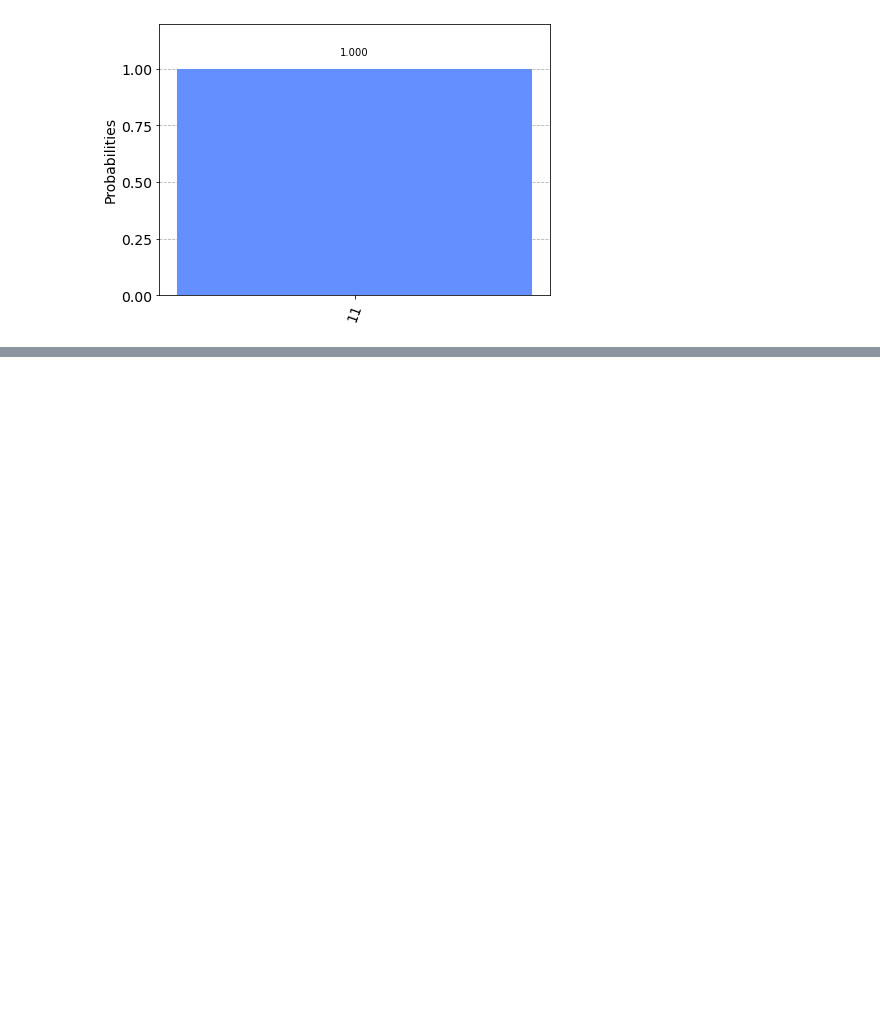
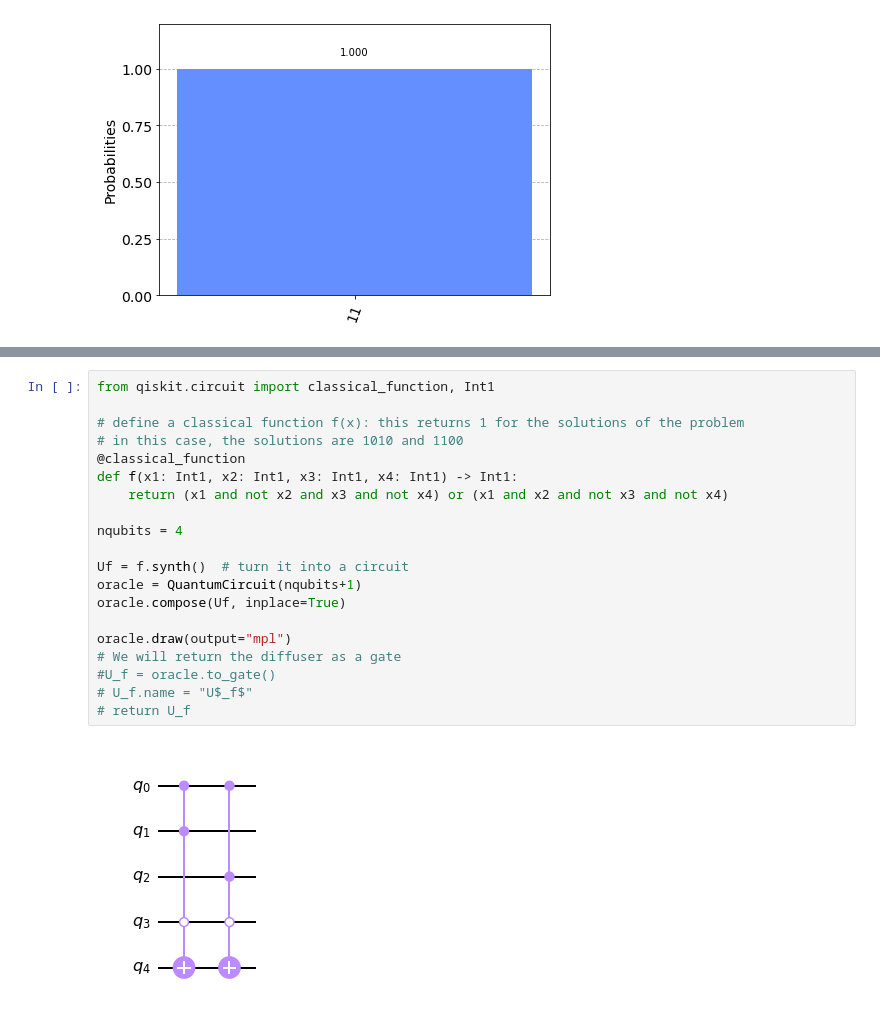
Before and after one commit to mvicenzi/grover-qiskit, a Jupyter notebook: test.ipynb, the cells around one changed output, grey strips where cells are left out. Saved outputs shown, nothing was run; the diff lists cells and outputs as text; blank space fills up the shorter version.

```diff
--- a/test.ipynb
+++ b/test.ipynb
@@ -91,0 +115,22 @@ plot_histogram(counts)
+# %%
+from qiskit.circuit import classical_function, Int1
+
+# define a classical function f(x): this returns 1 for the solutions of the problem
+# in this case, the solutions are 1010 and 1100
+@classical_function
+def f(x1: Int1, x2: Int1, x3: Int1, x4: Int1) -> Int1:
+    return (x1 and not x2 and x3 and not x4) or (x1 and x2 and not x3 and not x4)
+
+nqubits = 4
+
+Uf = f.synth()  # turn it into a circuit
+oracle = QuantumCircuit(nqubits+1)
+oracle.compose(Uf, inplace=True)
+
+oracle.draw(output="mpl")
+# We will return the diffuser as a gate
+#U_f = oracle.to_gate()
+# U_f.name = "U$_f$"
+# return U_f
+# %% [output]
+[figure, added]
```
Also changed, not shown: parts of 2 cells of this notebook, 3 other files.
